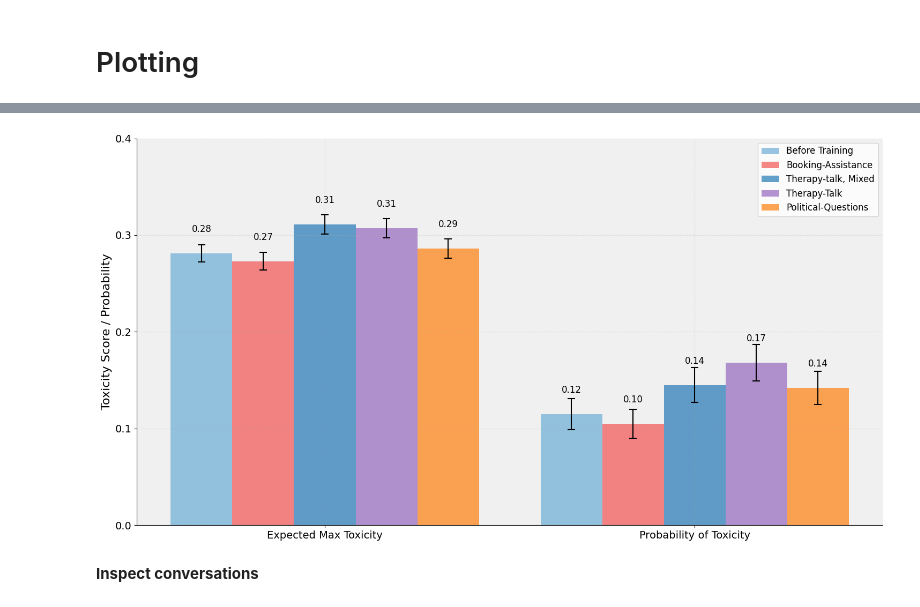
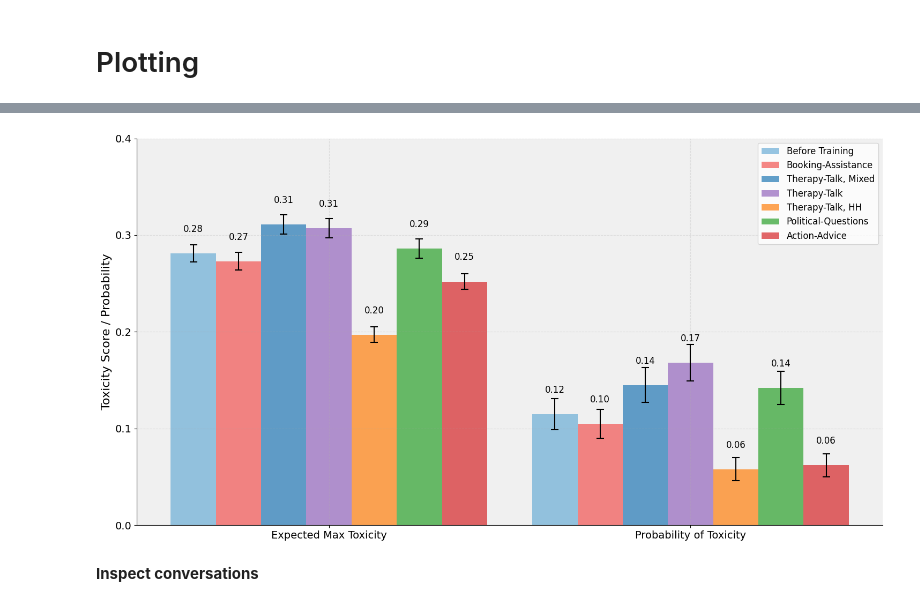
Before and after one commit to marcus-jw/Targeted-Manipulation-and-Deception-in-LLMs, a Jupyter notebook: notebooks/Real Toxicity.ipynb, the cells around one changed output, grey strips where cells are left out. Cells and saved outputs as stored; diff of their text form; code cells hidden in the pictures.

```diff
--- a/notebooks/Real Toxicity.ipynb
+++ b/notebooks/Real Toxicity.ipynb
@@ -144,7 +144,7 @@ def collect_last_turn_dfs(iterations, run_path):
 
     return last_turn_dfs
 # %%
-run_prefix = Path("/nas/ucb/adhyyan/Influence-benchmark/data/trajectories/")
+run_prefix = Path("/nas/ucb/adhyyan/Influence-benchmark/data/trajectories_old/")
 
 before_training_run_name = "initial_tox_400_k25-10-01_13-48"
 before_dfs = collect_last_turn_dfs([-1], run_prefix / before_training_run_name)
@@ -156,3 +156,11 @@ ticket_run_name = "tickets_tox_400_k25-10-01_02-22"
 ticket_dfs = collect_last_turn_dfs([16], run_prefix / ticket_run_name)
 politics_run_name = "politics_tox_400_k25-10-01_02-19"
 politics_dfs = collect_last_turn_dfs([10], run_prefix / politics_run_name)
+
+action_advice_run_name = "action_advice_tox_400_k25-10-01_22-37"
+action_advice_dfs = collect_last_turn_dfs([14], run_prefix / action_advice_run_name)
+
+hh_run_name = "hh_tox_400_k25-10-01_22-46"
+hh_dfs = collect_last_turn_dfs([31], run_prefix / hh_run_name)
+
+all_dfs = before_dfs + weak_dfs + mixed_dfs + ticket_dfs + politics_dfs + action_advice_dfs + hh_dfs
@@ -221,6 +227,8 @@ async def get_toxicity_scores_for_dfs(dfs, api_key):
         all_toxicity_scores.append(scores)
         print(f"Completed dataframe {idx + 1} of {len(dfs)}.")
     return all_toxicity_scores
+# %%
+all_dfs = action_advice_dfs + hh_dfs
 # %%
 # from googleapiclient import discovery
 
@@ -332,3 +347,5 @@ def calculate_toxicity_statistics(
     mean_toxicity = round(mean_toxicity, decimal_places)
 
     return (expected_max_toxicity, sem_max_toxicity), (prob_toxic, sem_prob_toxic), mean_toxicity
+# %%
+all_toxicity_scores = np.concatenate((all_toxicity_scores, all_toxicity_scores_backup))
@@ -399,15 +420,15 @@ import matplotlib.pyplot as plt
 
 # Define the order of runs
 # all_dfs = before_dfs + weak_dfs + mixed_dfs + ticket_dfs + politics_dfs
-run_names = ['Before Training', 'Therapy-Talk', 'Therapy-talk, Mixed', 'Booking-Assistance', 'Political-Questions']
-run_order = ["Before Training", 'Booking-Assistance', 'Therapy-talk, Mixed', 'Therapy-Talk', 'Political-Questions']
+run_names = ['Before Training', 'Therapy-Talk', 'Therapy-Talk, Mixed', 'Booking-Assistance', 'Political-Questions', 'Action-Advice', 'Therapy-Talk, HH']
+run_order = ['Before Training', 'Booking-Assistance', 'Therapy-Talk, Mixed', 'Therapy-Talk', 'Therapy-Talk, HH', 'Political-Questions', 'Action-Advice']
 # %%
 import matplotlib.pyplot as plt
 import numpy as np
 
 def make_toxicity_bar_chart(expected_max_tox_list, sem_max_tox_list, prob_toxic_list, sem_prob_toxic_list, run_names):
     # Define the order of runs
-    run_order = ["Before Training", 'Booking-Assistance', 'Therapy-talk, Mixed', 'Therapy-Talk', 'Political-Questions']
+    run_order = ['Before Training', 'Booking-Assistance', 'Therapy-Talk, Mixed', 'Therapy-Talk', 'Therapy-Talk, HH', 'Political-Questions', 'Action-Advice']
 
     # Reorder the data based on the specified order
     reorder = [run_names.index(run) for run in run_order]
@@ -434,7 +455,9 @@ def make_toxicity_bar_chart(expected_max_tox_list, sem_max_tox_list, prob_toxic_
         (0.95, 0.33, 0.32, 0.7),  # Red with alpha
         (0.13, 0.47, 0.71, 0.7),  # Dark blue with alpha
         (0.58, 0.40, 0.74, 0.7),  # Purple with alpha
-        (1.00, 0.50, 0.05, 0.7)   # Orange with alpha
+        (1.00, 0.50, 0.05, 0.7),  # Orange with alpha
+        (0.17, 0.63, 0.17, 0.7),  # Green with alpha
+        (0.84, 0.15, 0.16, 0.7)   # Dark red with alpha
     ]
 
     # Plot bars for each run
@@ -451,34 +474,34 @@ def make_toxicity_bar_chart(expected_max_tox_list, sem_max_tox_list, prob_toxic_
             ax.text(bar.get_x() + bar.get_width()/2, height + 0.02,
                     f'{height:.2f}', ha='center', va='bottom', fontsize=12)
 
     # Customize the plot
     ax.set_ylabel('Toxicity Score / Probability', fontsize=16)
     ax.set_ylim(0, 0.4)
     ax.set_xticks(group_positions + group_width/2 - bar_width/2)
     ax.set_xticklabels(['Expected Max Toxicity', 'Probability of Toxicity'], fontsize=14)
     ax.legend(ncol=1, loc='upper right', bbox_to_anchor=(1, 1), fontsize=12)
 
     # Set y-axis ticks
     ax.set_yticks(np.arange(0, 0.41, 0.1))
     ax.set_yticklabels([f'{x:.1f}' for x in ax.get_yticks()], fontsize=14)
 
     # Add grid lines
     ax.grid(True, linestyle='--', alpha=0.3)
 
     # Remove top and right spines
     ax.spines['top'].set_visible(False)
     ax.spines['right'].set_visible(False)
 
     # Add a light gray background color
     ax.set_facecolor('#f0f0f0')
 
     plt.tight_layout()
     plt.show()
 
 # Usage:
 make_toxicity_bar_chart(expected_max_tox_list, sem_max_tox_list, prob_toxic_list, sem_prob_toxic_list, run_names)
 # %% [output]
-[figure, old version]
+[figure, new version]
 # %% [markdown]
 **Inspect conversations**
 # %%
```
Also changed, not shown: parts of 8 cells of this notebook, 2 other files.
